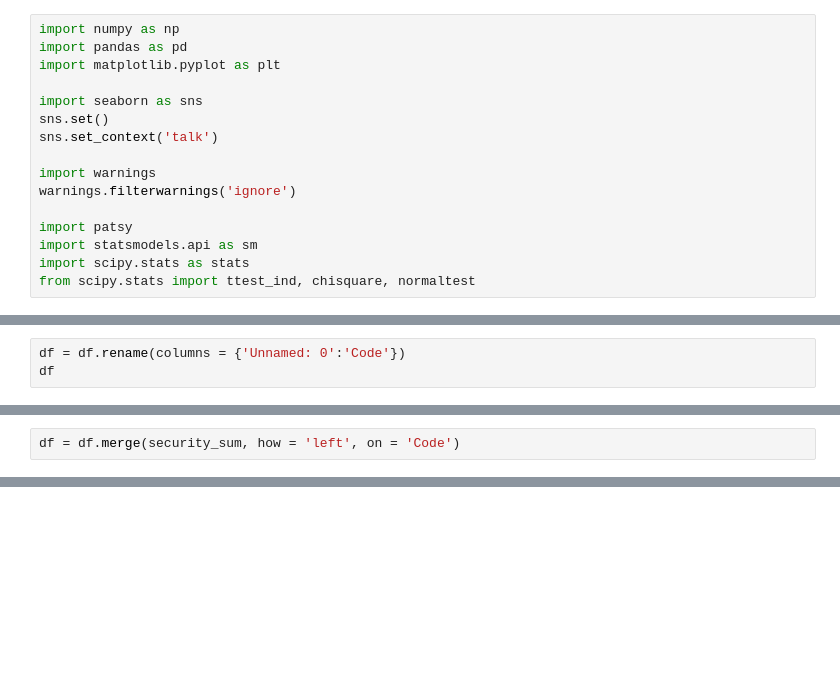
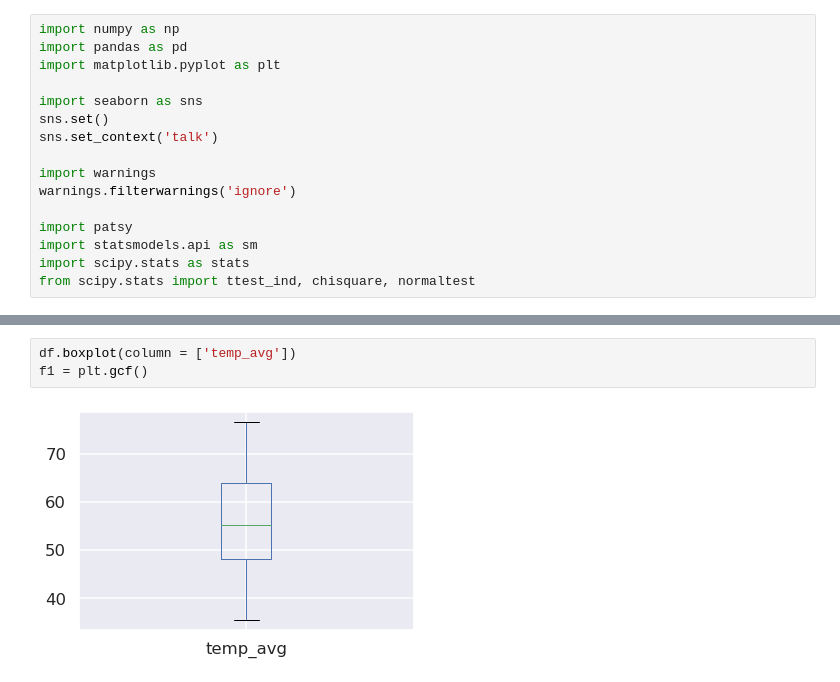
Before and after one commit to didyxdi/COGS108_final_project, a Jupyter notebook: Some visualization and the merge of security time.ipynb, the cells around one changed output, grey strips where cells are left out. Cells and saved outputs as stored; diff of their text form; blank space fills up the shorter version.

```diff
--- a/Some visualization and the merge of security time.ipynb
+++ b/Some visualization and the merge of security time.ipynb
@@ -143,3 +34,0 @@ security_sum = security_sub.groupby('Code').sum()
-# %%
-df = df.rename(columns = {'Unnamed: 0':'Code'})
-df
@@ -160,2 +34,0 @@ df
-# %%
-df = df.merge(security_sum, how = 'left', on = 'Code')
@@ -179,0 +52,5 @@ df.to_csv('merge_with_security_time')
+# %%
+df.boxplot(column = ['temp_avg'])
+f1 = plt.gcf()
+# %% [output]
+[figure, added]
```
Also changed, not shown: parts of 108 cells of this notebook.
